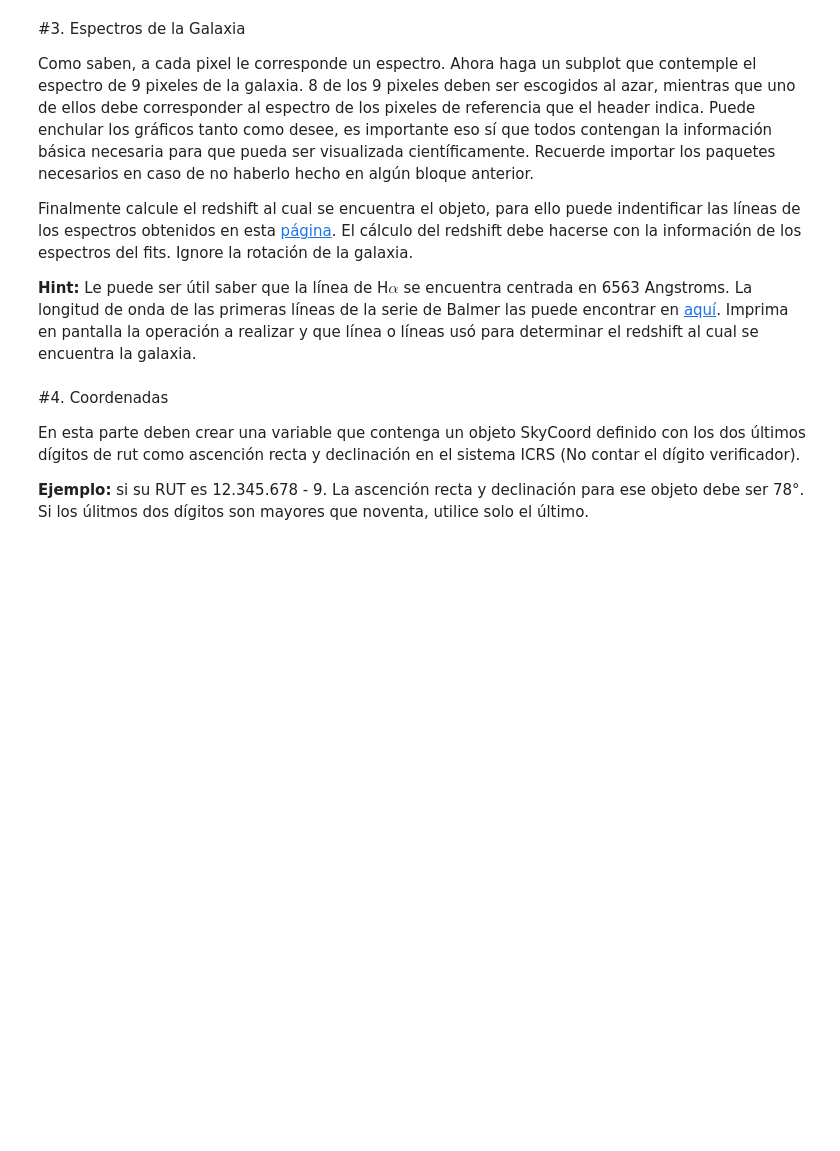
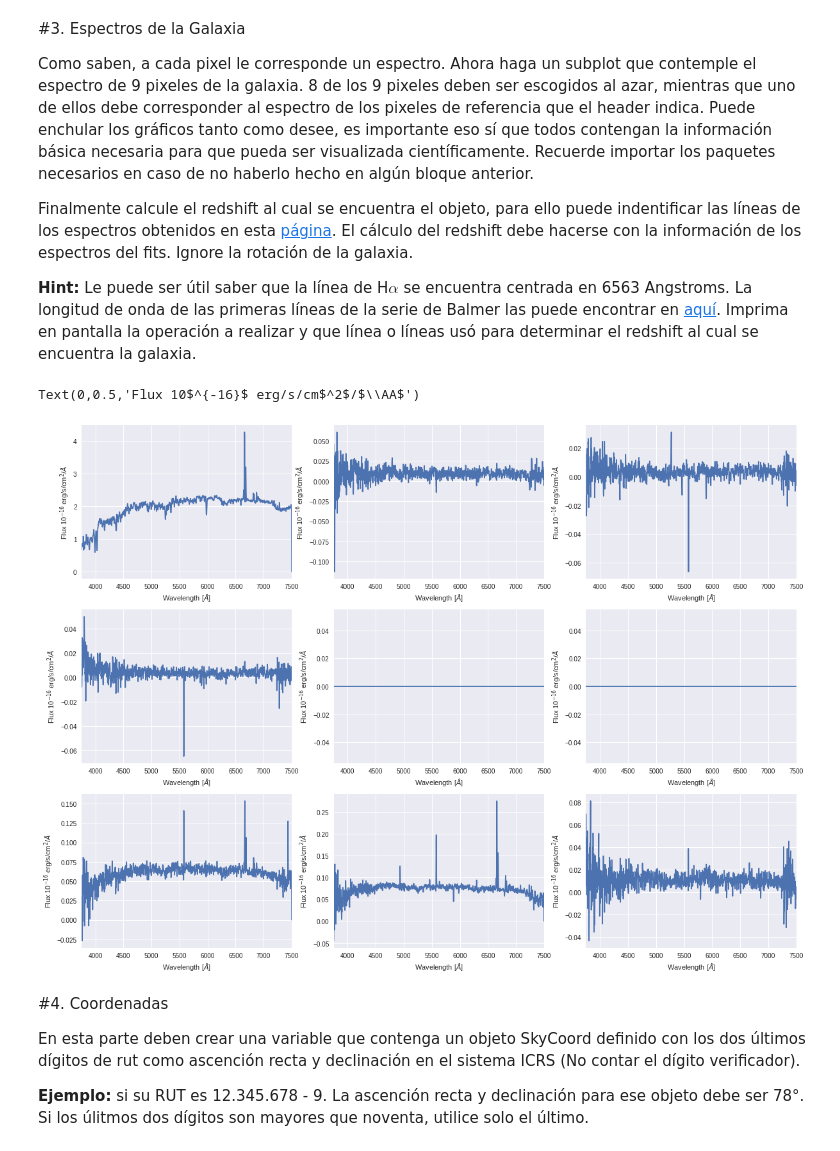
Before and after one commit to scarlett-plaza/minitarea4, a Jupyter notebook: minitarea4.ipynb, the cells around one changed output. Saved outputs shown, nothing was run; the diff lists cells and outputs as text; code cells hidden in the pictures; blank space fills up the shorter version.

```diff
--- a/minitarea4.ipynb
+++ b/minitarea4.ipynb
@@ -175,6 +192,65 @@ Como saben, a cada pixel le corresponde un espectro. Ahora haga un subplot que c
 Finalmente calcule el redshift al cual se encuentra el objeto, para ello puede indentificar las líneas de los espectros obtenidos en esta [página](http://skyserver.sdss.org/dr15/en/tools/chart/navi.aspx). El cálculo del redshift debe hacerse con la información de los espectros del fits. Ignore la rotación de la galaxia.
 
 **Hint:** Le puede ser útil saber que la línea de H$\alpha$ se encuentra centrada en 6563 Angstroms. La longitud de onda de las primeras líneas de la serie de Balmer las puede encontrar en [aquí](https://es.wikipedia.org/wiki/L%C3%ADneas_de_Balmer). Imprima en pantalla la operación a realizar y que línea o líneas usó para determinar el redshift al cual se encuentra la galaxia.
+# %%
+plt.figure(figsize=(20,15))
+
+plt.subplot(331)
+plt.plot(lo,data[:,34,38])
+plt.xlim(3750,7500)
+plt.xlabel('Wavelength [$\AA$]')
+plt.ylabel('Flux 10$^{-16}$ erg/s/cm$^2$/$\AA$')
+
+plt.subplot(332)
+plt.plot(lo,data[:,randint(0,71),randint(0,77)])
+plt.xlim(3750,7500)
+plt.xlabel('Wavelength [$\AA$]')
+plt.ylabel('Flux 10$^{-16}$ erg/s/cm$^2$/$\AA$')
+
+plt.subplot(333)
+plt.plot(lo,data[:,randint(0,71),randint(0,77)])
+plt.xlim(3750,7500)
+plt.xlabel('Wavelength [$\AA$]')
+plt.ylabel('Flux 10$^{-16}$ erg/s/cm$^2$/$\AA$')
+
+plt.subplot(334)
+plt.plot(lo,data[:,randint(0,71),randint(0,77)])
+plt.xlim(3750,7500)
+plt.xlabel('Wavelength [$\AA$]')
+plt.ylabel('Flux 10$^{-16}$ erg/s/cm$^2$/$\AA$')
+
+plt.subplot(335)
+plt.plot(lo,data[:,randint(0,71),randint(0,77)])
+plt.xlim(3750,7500)
+plt.xlabel('Wavelength [$\AA$]')
+plt.ylabel('Flux 10$^{-16}$ erg/s/cm$^2$/$\AA$')
+
+plt.subplot(336)
+plt.plot(lo,data[:,randint(0,71),randint(0,77)])
+plt.xlim(3750,7500)
+plt.xlabel('Wavelength [$\AA$]')
+plt.ylabel('Flux 10$^{-16}$ erg/s/cm$^2$/$\AA$')
+
+plt.subplot(337)
+plt.plot(lo,data[:,randint(0,71),randint(0,77)])
+plt.xlim(3750,7500)
+plt.xlabel('Wavelength [$\AA$]')
+plt.ylabel('Flux 10$^{-16}$ erg/s/cm$^2$/$\AA$')
+
+plt.subplot(338)
+plt.plot(lo,data[:,randint(0,71),randint(0,77)])
+plt.xlim(3750,7500)
+plt.xlabel('Wavelength [$\AA$]')
+plt.ylabel('Flux 10$^{-16}$ erg/s/cm$^2$/$\AA$')
+
+plt.subplot(339)
+plt.plot(lo,data[:,randint(0,71),randint(0,77)])
+plt.xlim(3750,7500)
+plt.xlabel('Wavelength [$\AA$]')
+plt.ylabel('Flux 10$^{-16}$ erg/s/cm$^2$/$\AA$')
+# %% [output]
+Text(0,0.5,'Flux 10$^{-16}$ erg/s/cm$^2$/$\\AA$')
+[figure, added]
 # %% [markdown]
 #4. Coordenadas
 
```
Also changed, not shown: parts of 2 cells of this notebook.
